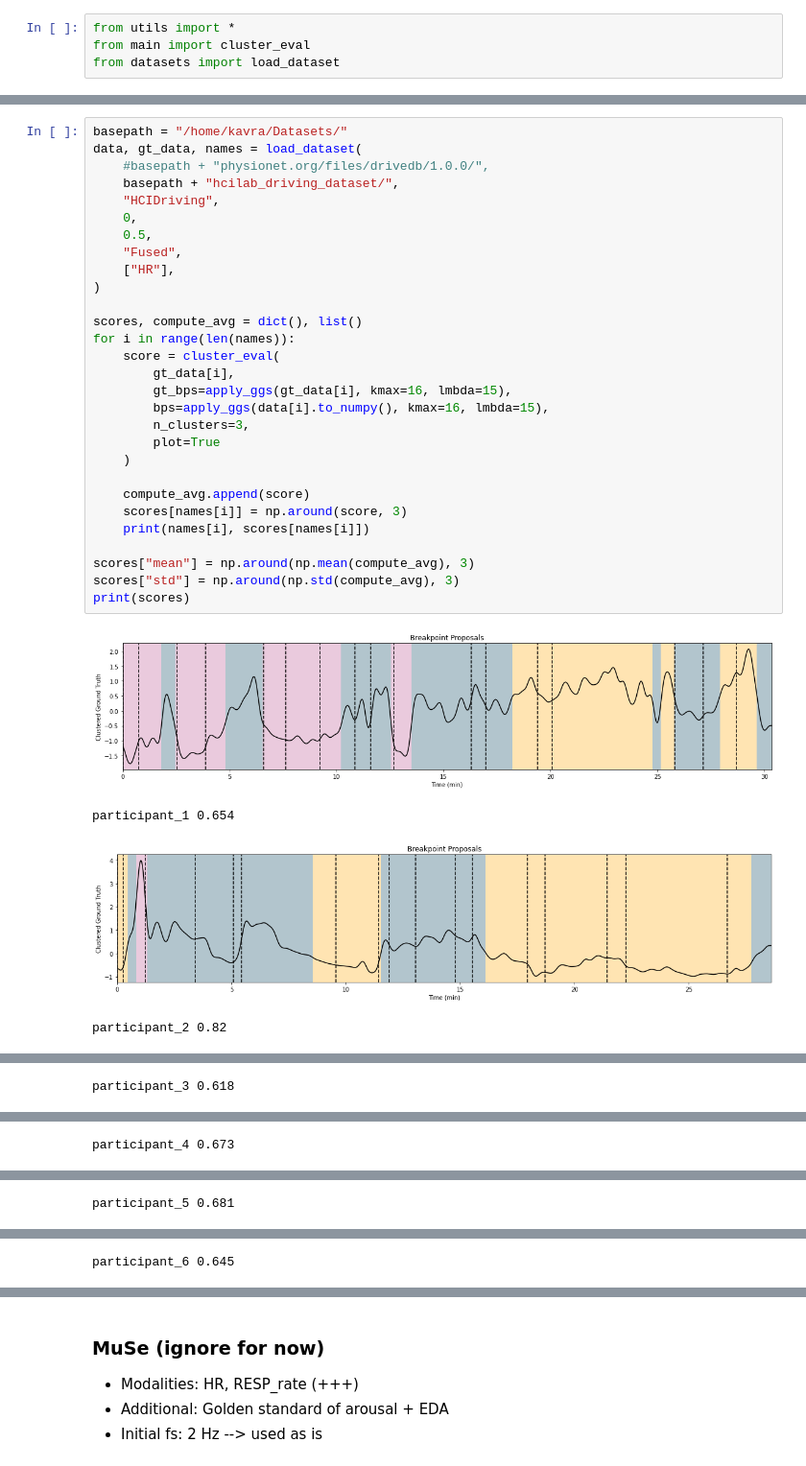
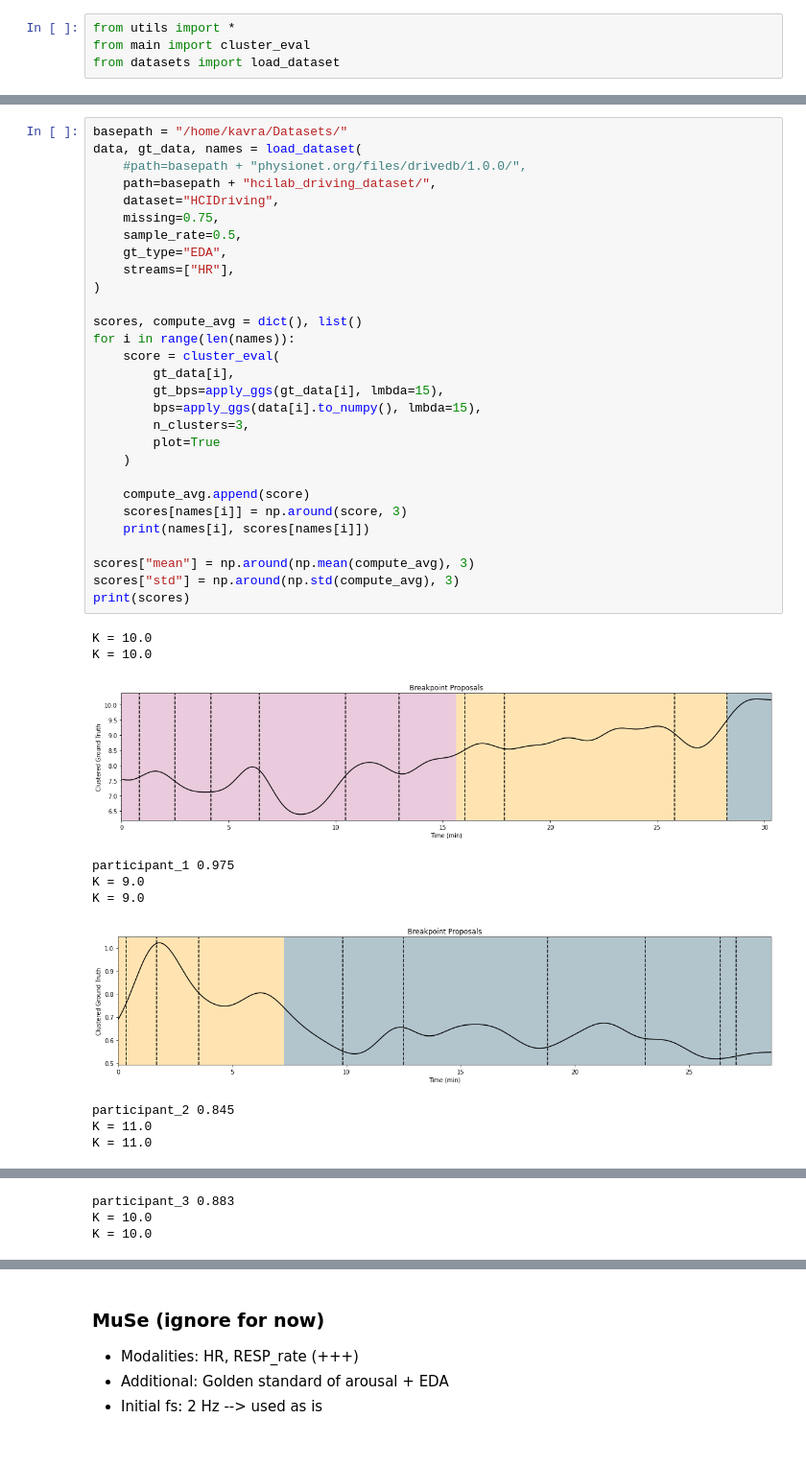
Before and after one commit to usc-sail/ggs_driving, a Jupyter notebook: exploratory.ipynb, the cells around one changed output, grey strips where cells are left out. Shown at 96% size. Saved outputs shown, nothing was run; the diff lists cells and outputs as text.

Commit message:
plots and demo code for experimenting

```diff
--- a/exploratory.ipynb
+++ b/exploratory.ipynb
@@ -5,34 +7,40 @@ from datasets import load_dataset
 # %%
 basepath = "/home/kavra/Datasets/"
 data, gt_data, names = load_dataset(
-    #basepath + "physionet.org/files/drivedb/1.0.0/",
-    basepath + "hcilab_driving_dataset/",
-    "HCIDriving",
-    0,
-    0.5,
-    "Fused",
-    ["HR"],
+    #path=basepath + "physionet.org/files/drivedb/1.0.0/",
+    path=basepath + "hcilab_driving_dataset/",
+    dataset="HCIDriving",
+    missing=0.75,
+    sample_rate=0.5,
+    gt_type="EDA",
+    streams=["HR"],
 )
 
 scores, compute_avg = dict(), list()
 for i in range(len(names)):
     score = cluster_eval(
         gt_data[i],
-        gt_bps=apply_ggs(gt_data[i], kmax=16, lmbda=15),
-        bps=apply_ggs(data[i].to_numpy(), kmax=16, lmbda=15),
+        gt_bps=apply_ggs(gt_data[i], lmbda=15),
+        bps=apply_ggs(data[i].to_numpy(), lmbda=15),
         n_clusters=3,
         plot=True
     )
 
     compute_avg.append(score)
     scores[names[i]] = np.around(score, 3)
     print(names[i], scores[names[i]])
 
 scores["mean"] = np.around(np.mean(compute_avg), 3)
 scores["std"] = np.around(np.std(compute_avg), 3)
 print(scores)
 # %% [output]
+K = 10.0
+K = 10.0
-[figure, old version]
+[figure, new version]
-participant_1 0.654
+participant_1 0.975
+K = 9.0
+K = 9.0
-[figure, old version]
+[figure, new version]
-participant_2 0.82
+participant_2 0.845
+K = 11.0
+K = 11.0
@@ -40 +48,3 @@ participant_2 0.82
-participant_3 0.618
+participant_3 0.883
+K = 10.0
+K = 10.0
@@ -42 +51,0 @@ participant_3 0.618
-participant_4 0.673
@@ -44 +55,0 @@ participant_4 0.673
-participant_5 0.681
@@ -46 +59,0 @@ participant_5 0.681
-participant_6 0.645
```
Also changed, not shown: parts of 6 cells of this notebook.
